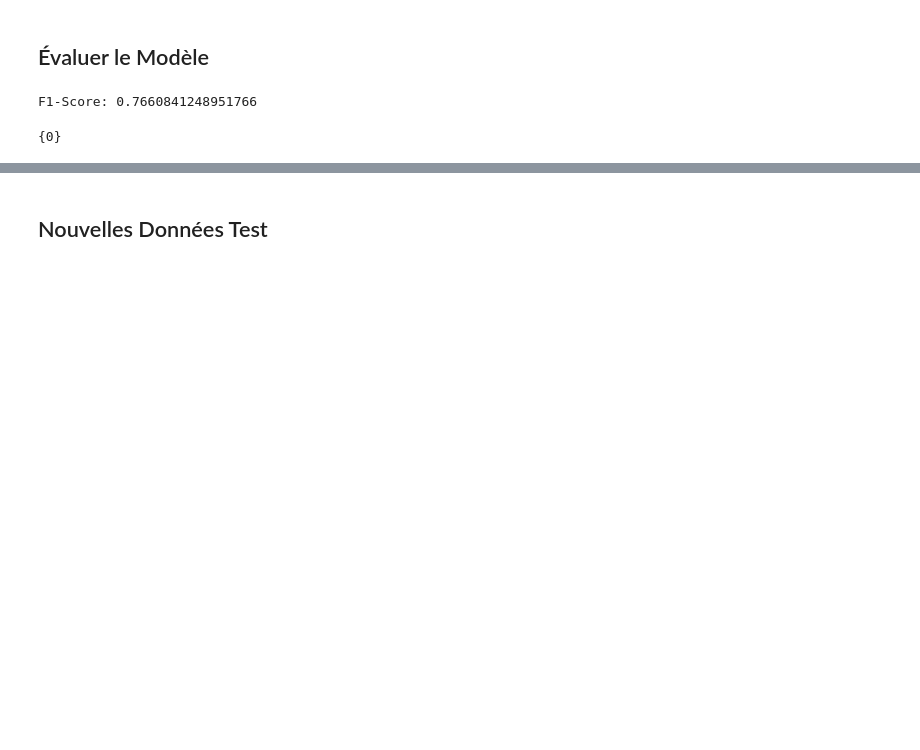
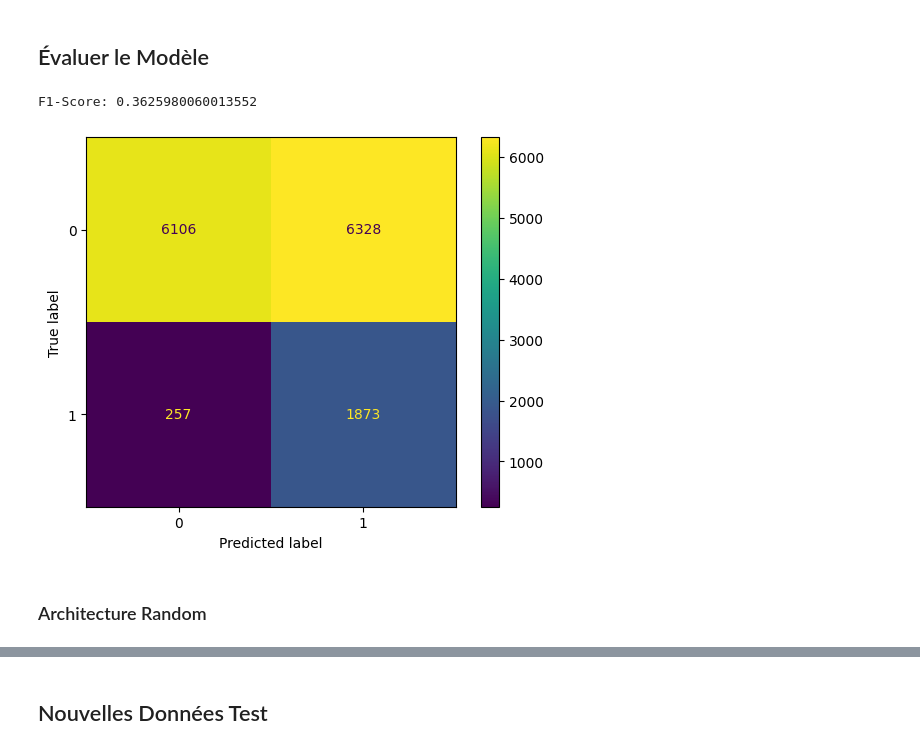
Before and after one commit to abasse-dabere/INF554-EXTRACTIVE-SUMMARIZATION-PROJECT, a Jupyter notebook: model5.ipynb, the cells around one changed output, grey strips where cells are left out. Cells and saved outputs as stored; diff of their text form; code cells hidden in the pictures; blank space fills up the shorter version.

```diff
--- a/model5.ipynb
+++ b/model5.ipynb
@@ -79,13 +79,13 @@ def create_data_object(transcription_id, labels=None, path_to_data = path_to_tra
     y = torch.tensor(labels) if labels else None
     data = Data(edge_index=edge_index, edge_attr=edge_attr, x = x, y=y)
 
-    train_mask = torch.zeros(data.num_nodes, dtype=torch.bool)
-    test_mask = torch.zeros(data.num_nodes, dtype=torch.bool)
-    train_mask[:int(data.num_nodes*0.8)] = 1
-    test_mask[int(data.num_nodes*0.8):] = 1
+    data.train_mask = torch.zeros(data.num_nodes, dtype=torch.bool)
+    data.train_mask[:int(0.8*data.num_nodes)] = True
 
-    data.train_mask = train_mask
-    data.test_mask = test_mask
+    data.test_mask = torch.zeros(data.num_nodes, dtype=torch.bool)
+    data.test_mask[int(0.8*data.num_nodes):] = True
+
+    data.batch = torch.zeros(data.num_nodes, dtype=torch.long)
     # Créer un objet Data pour PyTorch Geometric
     return data
 # %%
@@ -97,2 +98,4 @@ graphs_test = graphs_data[int(len(graphs_data)*0.8):]
+# %%
+class_weights = torch.tensor([1, 1], dtype=torch.float)
 # %% [markdown]
 ## Modèle GCN
@@ -123,11 +145,11 @@ device = torch.device('cuda' if torch.cuda.is_available() else 'cpu')
 model = GCNModel(num_features=NUM_FEATURES, num_classes=NUM_CLASSES).to(device)
 
 optimizer = torch.optim.Adam(model.parameters(), lr=0.01, weight_decay=5e-4)
-criterion = torch.nn.CrossEntropyLoss()
+criterion = torch.nn.CrossEntropyLoss(weight=class_weights)
 
-for epoch in range(50):
+for epoch in range(10):
     total_loss = 0
-    for data in graphs_train:  # Remplacez par vos données d'entraînement
+    for data in graphs_data:  # Remplacez par vos données d'entraînement
         data = data.to(device)
         model.train()
         optimizer.zero_grad()
@@ -162,18 +185,16 @@ model.eval()
 all_preds = []
 all_labels = []
 
-for data in graphs_test:
+for data in graphs_data:
     data = data.to(device)
     out = model(data)
     pred = out.argmax(dim=1)
-    all_preds.extend(pred.cpu().numpy())
-    all_labels.extend(data.y.cpu().numpy())
+    pred = pred[data.test_mask].cpu().numpy()
+    true_labels = data.y[data.test_mask].cpu().numpy()
+    all_preds.extend(pred)
+    all_labels.extend(true_labels)
 # %%
-f1 = f1_score(all_labels, all_preds, average='weighted')
+f1 = f1_score(all_labels, all_preds)
 print(f"F1-Score: {f1}")
 # %% [output]
-F1-Score: 0.7660841248951766
+F1-Score: 0.3625980060013552
-# %%
-set(all_preds)
-# %% [output]
-{0}
@@ -179,0 +203,9 @@ set(all_preds)
+# %%
+cm = confusion_matrix(all_labels, all_preds)
+disp = ConfusionMatrixDisplay(confusion_matrix=cm, display_labels=[0,1])
+disp.plot()
+plt.show()
+# %% [output]
+[figure, added]
+# %% [markdown]
+### Architecture Random
```
Also changed, not shown: parts of 9 cells of this notebook, 9 other files.
